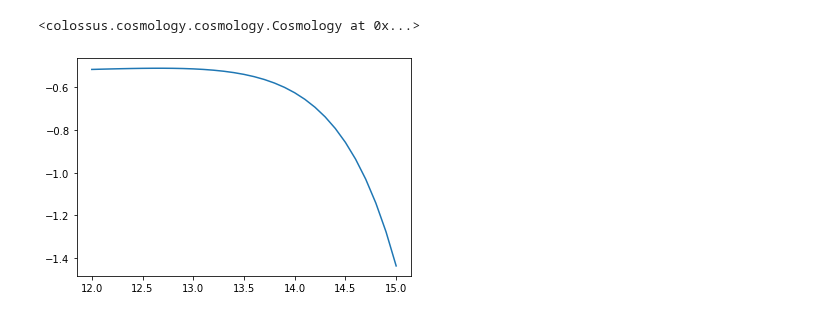
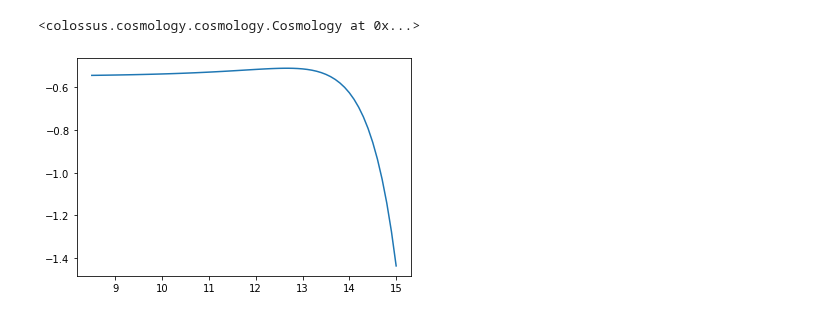
Before and after one commit to xvh422/L4-Project, a Jupyter notebook: Mass Function.ipynb, the cells around one changed output. Cells and saved outputs as stored; diff of their text form; code cells hidden in the pictures.

```diff
--- a/Mass Function.ipynb
+++ b/Mass Function.ipynb
@@ -31,20 +31,20 @@ cosmology.setCosmology('WMAP9')
 # %% [output]
 <colossus.cosmology.cosmology.Cosmology at 0x...>
 # %%
-powers = np.arange(12,15.1, 0.1)
+powers = np.arange(8.5,15.1, 0.1)
 masses = 10**powers
 mfunc = []
 
 for i in range (len(masses)):
   mfunc = mfunc + [mass_function.massFunction(masses[i], 0.0, mdef = 'fof', model = 'watson13')]# mdef = 'vir', model = 'tinker08')]
 
 plt.figure()
 
 plt.plot(np.log10(masses), np.log10(mfunc))
 
 plt.show()
 # %% [output]
-[figure, old version]
+[figure, new version]
 # %%
 sim_name = 'RefL0100N1504'
 sim_size = 100.
```
Also changed, not shown: parts of 4 cells of this notebook.
